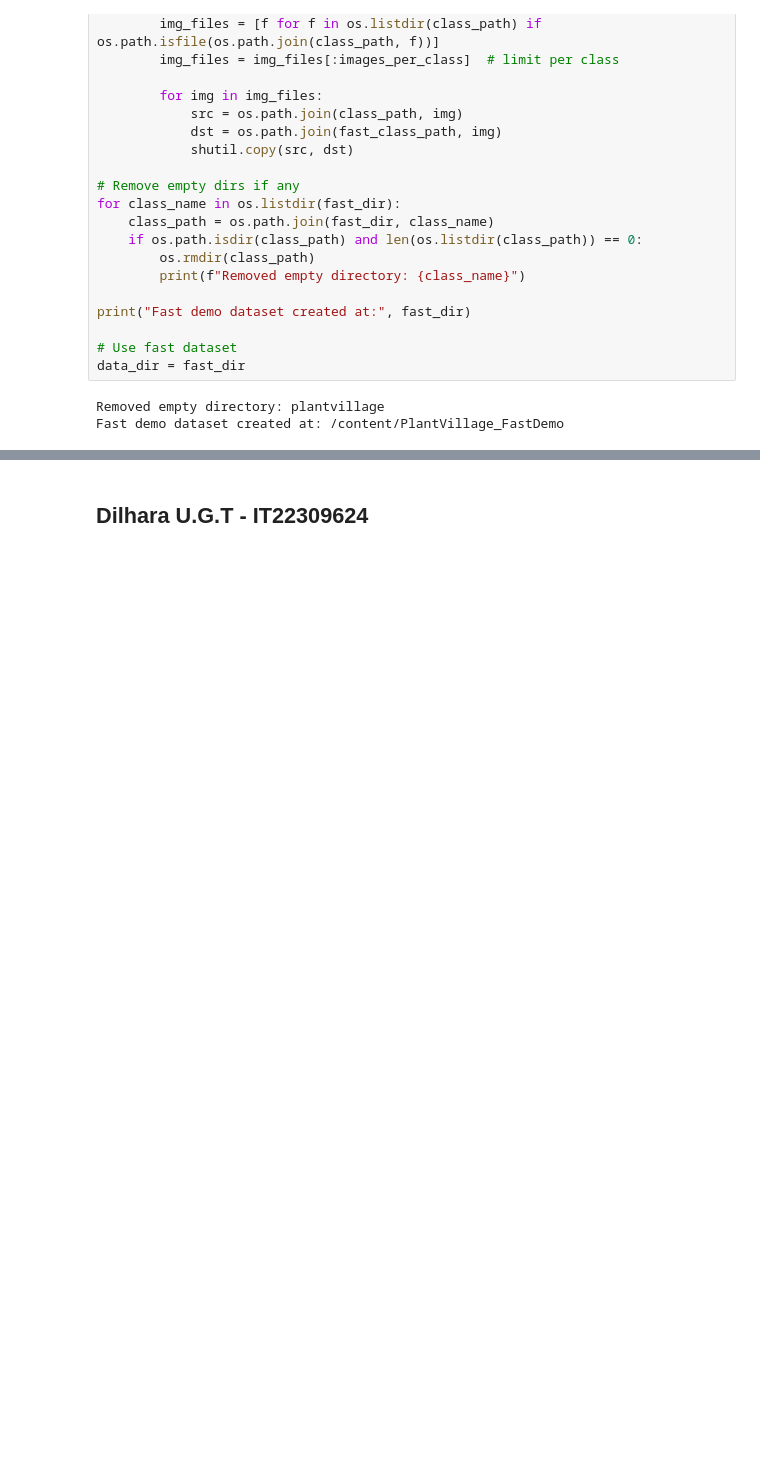
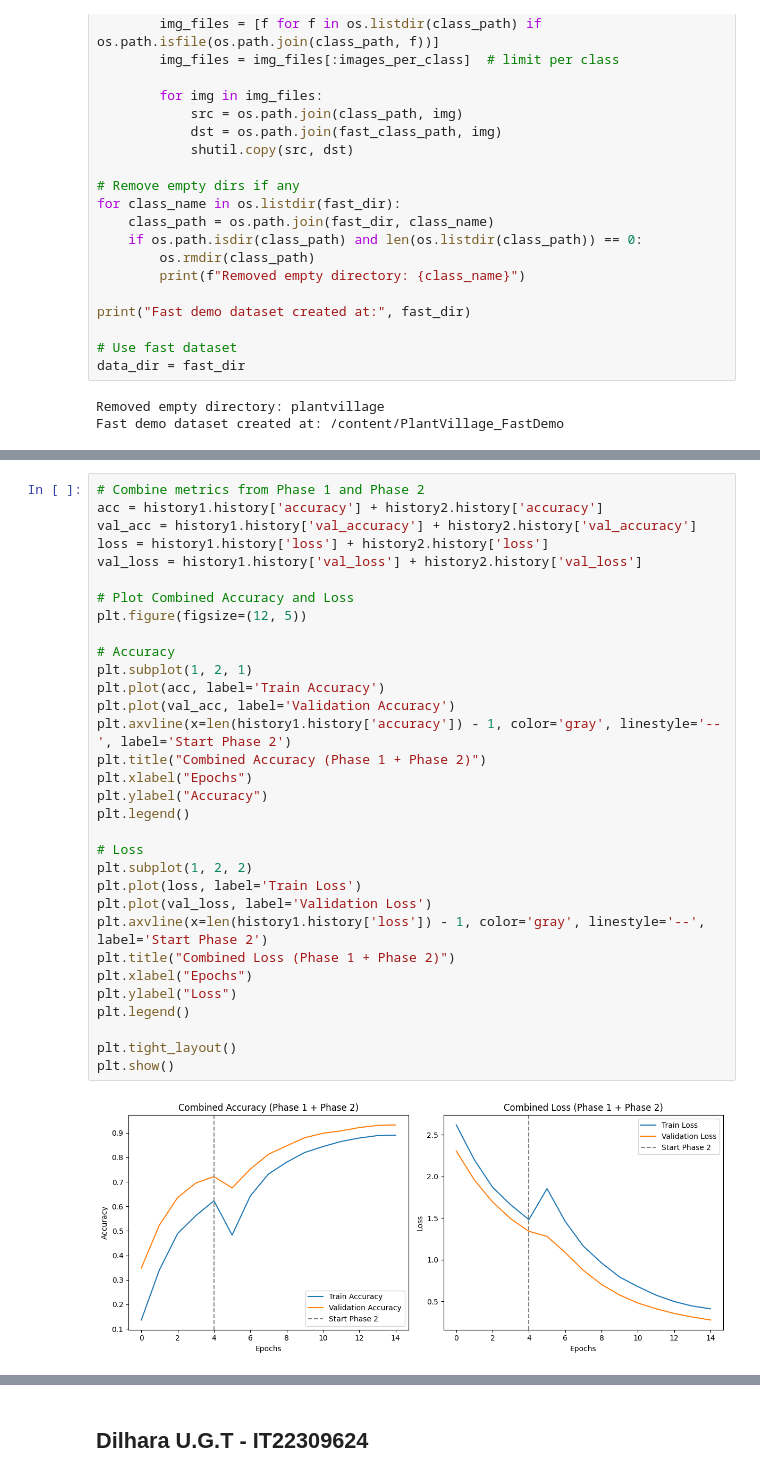
Before and after one commit to ChirathiSomadasa/Deep_Learning_Assignment, a Jupyter notebook: Deep_Learning_Assignment.ipynb, the cells around one changed output, grey strips where cells are left out. Drawn from its saved outputs; the diff is of its cells as text; blank space fills up the shorter version.

```diff
--- a/Deep_Learning_Assignment.ipynb
+++ b/Deep_Learning_Assignment.ipynb
@@ -976 +996,35 @@ plt.show()
+# %%
+# Combine metrics from Phase 1 and Phase 2
+acc = history1.history['accuracy'] + history2.history['accuracy']
+val_acc = history1.history['val_accuracy'] + history2.history['val_accuracy']
+loss = history1.history['loss'] + history2.history['loss']
+val_loss = history1.history['val_loss'] + history2.history['val_loss']
+
+# Plot Combined Accuracy and Loss
+plt.figure(figsize=(12, 5))
+
+# Accuracy
+plt.subplot(1, 2, 1)
+plt.plot(acc, label='Train Accuracy')
+plt.plot(val_acc, label='Validation Accuracy')
+plt.axvline(x=len(history1.history['accuracy']) - 1, color='gray', linestyle='--', label='Start Phase 2')
+plt.title("Combined Accuracy (Phase 1 + Phase 2)")
+plt.xlabel("Epochs")
+plt.ylabel("Accuracy")
+plt.legend()
+
+# Loss
+plt.subplot(1, 2, 2)
+plt.plot(loss, label='Train Loss')
+plt.plot(val_loss, label='Validation Loss')
+plt.axvline(x=len(history1.history['loss']) - 1, color='gray', linestyle='--', label='Start Phase 2')
+plt.title("Combined Loss (Phase 1 + Phase 2)")
+plt.xlabel("Epochs")
+plt.ylabel("Loss")
+plt.legend()
+
+plt.tight_layout()
+plt.show()
+# %% [output]
+[figure, added]
 # %%
```
Also changed, not shown: parts of 32 cells of this notebook.
